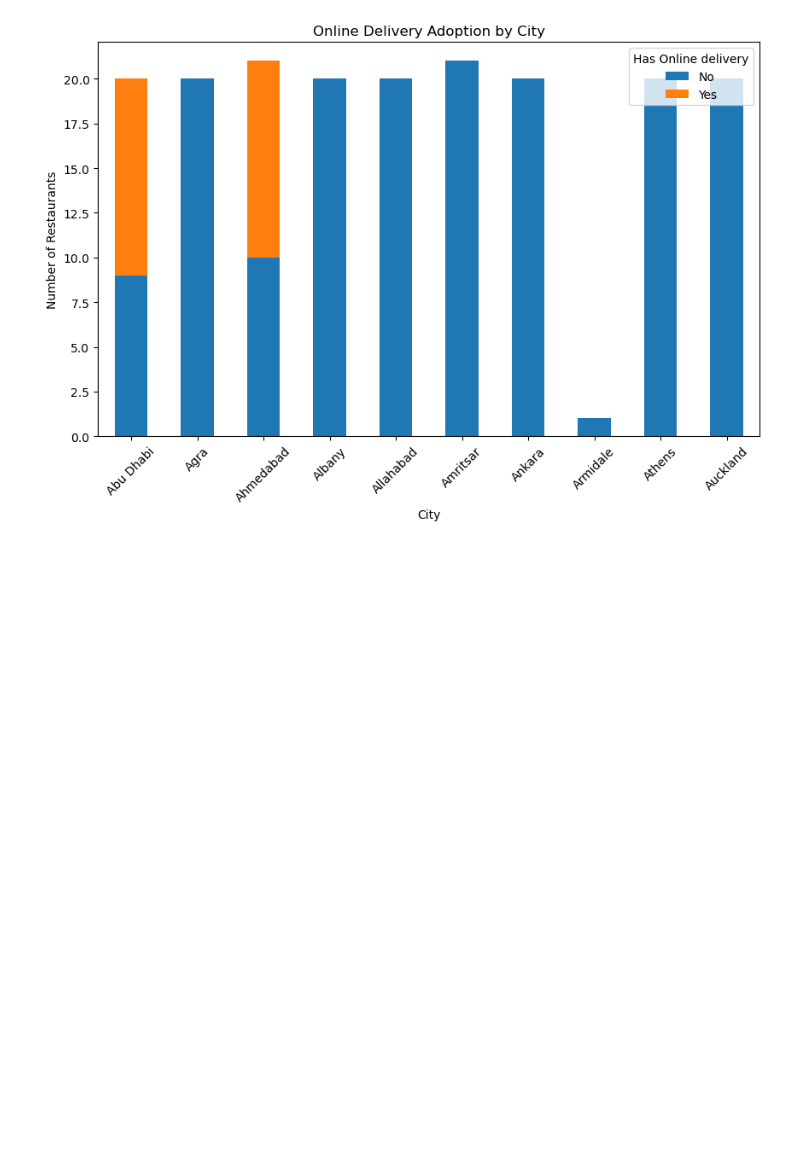
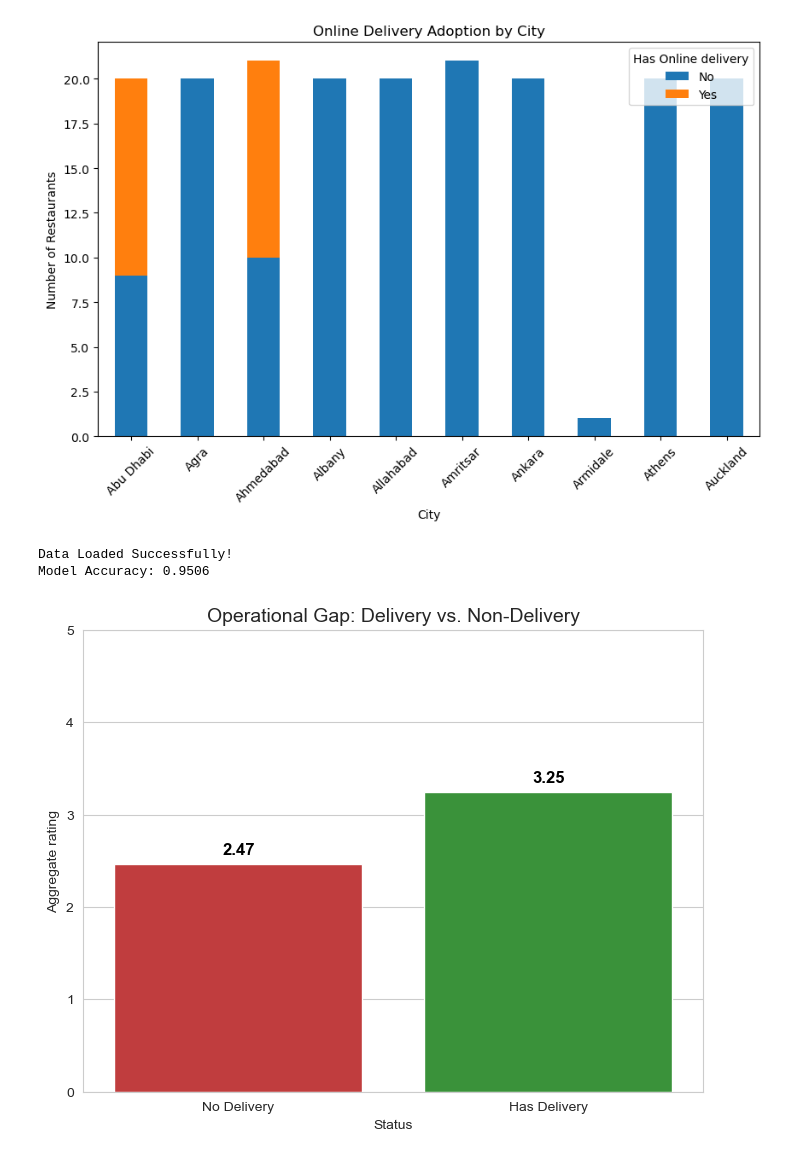
Before and after one commit to Partha0003/Dataverse, a Jupyter notebook: Data_Analysis.ipynb, the cells around one changed output. Saved outputs shown, nothing was run; the diff lists cells and outputs as text; code cells hidden in the pictures; blank space fills up the shorter version.

```diff
--- a/Data_Analysis.ipynb
+++ b/Data_Analysis.ipynb
@@ -162,3 +162,73 @@ plt.xticks(rotation=45)
 plt.show()
 # %% [output]
 [figure]
+# %%
+import pandas as pd
+import xgboost as xgb
+from sklearn.model_selection import train_test_split
+from sklearn.preprocessing import LabelEncoder
+
+
+try:
+    df = pd.read_csv("Foodora Data.csv", encoding="latin-1")
+    df_country = pd.read_excel("Country-Code.xlsx")
+except FileNotFoundError:
+
+    df = pd.read_csv("Data/Foodora Data.csv", encoding="latin-1")
+    df_country = pd.read_excel("Data/Country-Code.xlsx")
+
+
+df = pd.merge(df, df_country, on='Country Code', how='left')
+print("Data Loaded Successfully!")
+
+
+binary_cols = ['Has Table booking', 'Has Online delivery', 'Is delivering now', 'Switch to order menu']
+for col in binary_cols:
+    df[col] = df[col].apply(lambda x: 1 if x == 'Yes' else 0)
+
+le = LabelEncoder()
+df['Country_Code_Encoded'] = le.fit_transform(df['Country'])
+
+
+features = ['Votes', 'Price range', 'Has Table booking', 'Has Online delivery', 'Country_Code_Encoded']
+target = 'Aggregate rating'
+
+X = df[features]
+y = df[target]
+
+X_train, X_test, y_train, y_test = train_test_split(X, y, test_size=0.2, random_state=42)
+
+
+model = xgb.XGBRegressor(objective='reg:squarederror', n_estimators=200, learning_rate=0.1, max_depth=5, random_state=42)
+model.fit(X_train, y_train)
+
+
+print(f"Model Accuracy: {model.score(X_test, y_test):.4f}")
+# %% [output]
+Data Loaded Successfully!
+Model Accuracy: 0.9506
+# %%
+
+plt.figure(figsize=(8, 6))
+avg_delivery = df.groupby('Has Online delivery')['Aggregate rating'].mean().reset_index()
+avg_delivery['Status'] = ['No Delivery', 'Has Delivery']
+
+sns.barplot(
+    data=avg_delivery,
+    x='Status',
+    y='Aggregate rating',
+    hue='Status',                # <--- The Fix
+    palette=['#d62728', '#2ca02c'],
+    legend=False                 # <--- The Fix
+)
+
+plt.title('Operational Gap: Delivery vs. Non-Delivery', fontsize=14)
+plt.ylim(0, 5)
+
+for index, row in avg_delivery.iterrows():
+    plt.text(index, row['Aggregate rating'] + 0.1,
+             f"{row['Aggregate rating']:.2f}",
+             color='black', ha="center", fontsize=12, weight='bold')
+plt.show()
+# %% [output]
+[figure, added]
```
Also changed, not shown: parts of 39 cells of this notebook.
